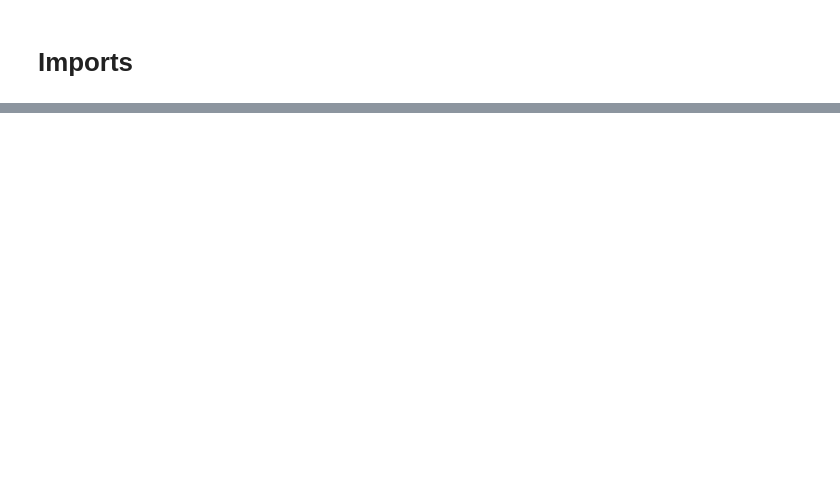
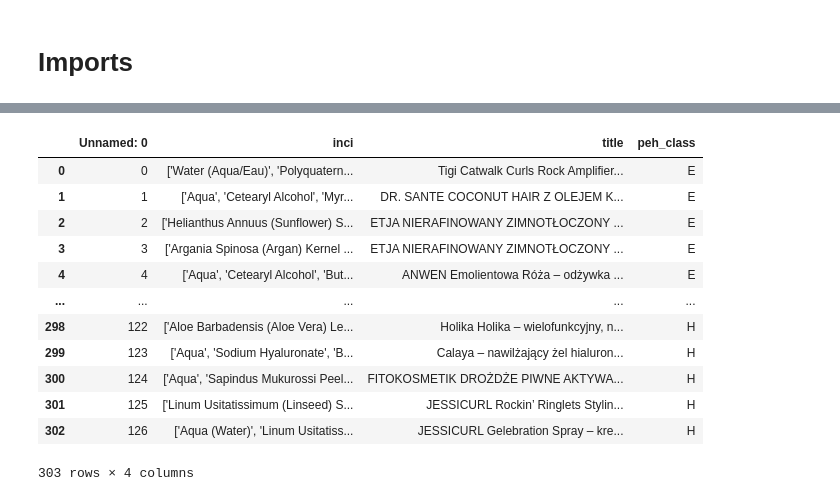
Before and after one commit to CodingBee77/Data_Science_Projects, a Jupyter notebook: PEH_Classifier/Data cleaning/PEH_Classifier_data_cleaning.ipynb, the cells around one changed output, grey strips where cells are left out. Saved outputs shown, nothing was run; the diff lists cells and outputs as text; code cells hidden in the pictures; blank space fills up the shorter version.

```diff
--- a/PEH_Classifier/Data cleaning/PEH_Classifier_data_cleaning.ipynb
+++ b/PEH_Classifier/Data cleaning/PEH_Classifier_data_cleaning.ipynb
@@ -10,0 +33,16 @@ FileNotFoundError: [Errno 2] No such file or directory: 'Hair_cosmetics_by_PEH_n
+# %%
+df_l
+# %% [output]
+|  | Unnamed: 0 | inci | title | peh_class |
+| 0 | 0 | ['Water (Aqua/Eau)', 'Polyquatern... | Tigi Catwalk Curls Rock Amplifier... | E |
+| 1 | 1 | ['Aqua', 'Cetearyl Alcohol', 'Myr... | DR. SANTE COCONUT HAIR Z OLEJEM K... | E |
+| 2 | 2 | ['Helianthus Annuus (Sunflower) S... | ETJA NIERAFINOWANY ZIMNOTŁOCZONY ... | E |
+| 3 | 3 | ['Argania Spinosa (Argan) Kernel ... | ETJA NIERAFINOWANY ZIMNOTŁOCZONY ... | E |
+| 4 | 4 | ['Aqua', 'Cetearyl Alcohol', 'But... | ANWEN Emolientowa Róża – odżywka ... | E |
+| ... | ... | ... | ... | ... |
+| 298 | 122 | ['Aloe Barbadensis (Aloe Vera) Le... | Holika Holika – wielofunkcyjny, n... | H |
+| 299 | 123 | ['Aqua', 'Sodium Hyaluronate', 'B... | Calaya – nawilżający żel hialuron... | H |
+| 300 | 124 | ['Aqua', 'Sapindus Mukurossi Peel... | FITOKOSMETIK DROŻDŻE PIWNE AKTYWA... | H |
+| 301 | 125 | ['Linum Usitatissimum (Linseed) S... | JESSICURL Rockin’ Ringlets Stylin... | H |
+| 302 | 126 | ['Aqua (Water)', 'Linum Usitatiss... | JESSICURL Gelebration Spray – kre... | H |
+303 rows × 4 columns
```
Also changed, not shown: parts of 13 cells of this notebook.
